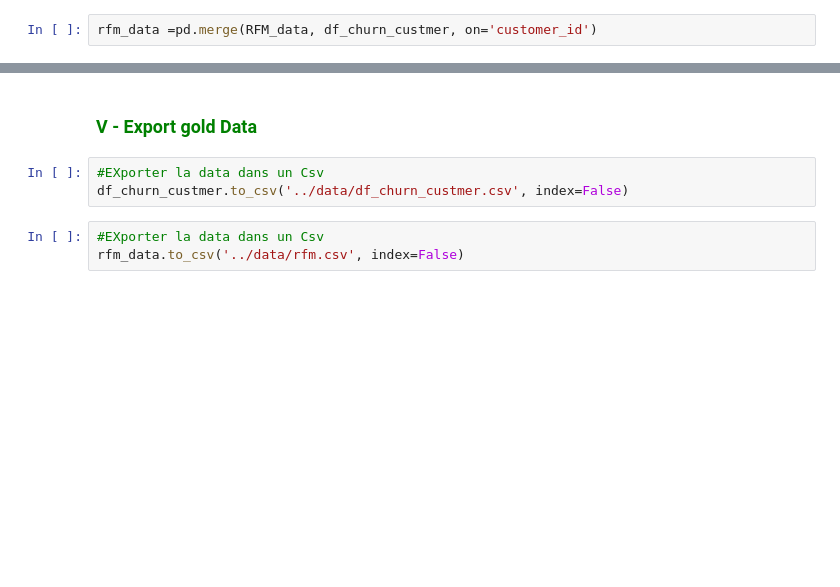
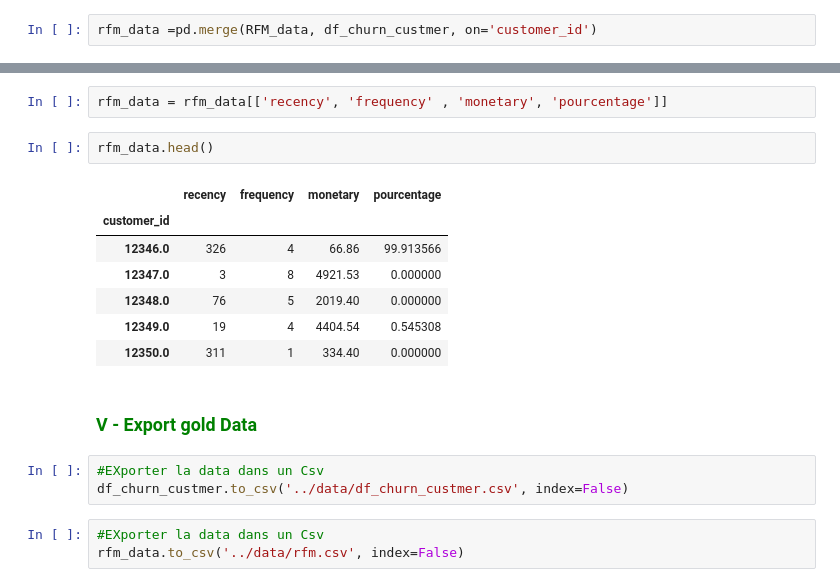
Before and after one commit to Noura-ou/projet_segmentation_client, a Jupyter notebook: src/02_feature_engineering.ipynb, the cells around one changed output, grey strips where cells are left out. Saved outputs shown, nothing was run; the diff lists cells and outputs as text; blank space fills up the shorter version.

```diff
--- a/src/02_feature_engineering.ipynb
+++ b/src/02_feature_engineering.ipynb
@@ -169,3 +173,15 @@ memory usage: 325.0+ KB
+# %%
+rfm_data = rfm_data[['recency', 'frequency' , 'monetary', 'pourcentage']]
+# %%
+rfm_data.head()
+# %% [output]
+|  | recency | frequency | monetary | pourcentage |
+| customer_id |  |  |  |  |
+| 12346.0 | 326 | 4 | 66.86 | 99.913566 |
+| 12347.0 | 3 | 8 | 4921.53 | 0.000000 |
+| 12348.0 | 76 | 5 | 2019.40 | 0.000000 |
+| 12349.0 | 19 | 4 | 4404.54 | 0.545308 |
+| 12350.0 | 311 | 1 | 334.40 | 0.000000 |
 # %% [markdown]
 ### <font color="green"> V - Export gold Data </font>
 # %%
```
Also changed, not shown: parts of 9 cells of this notebook, 2 other files.
